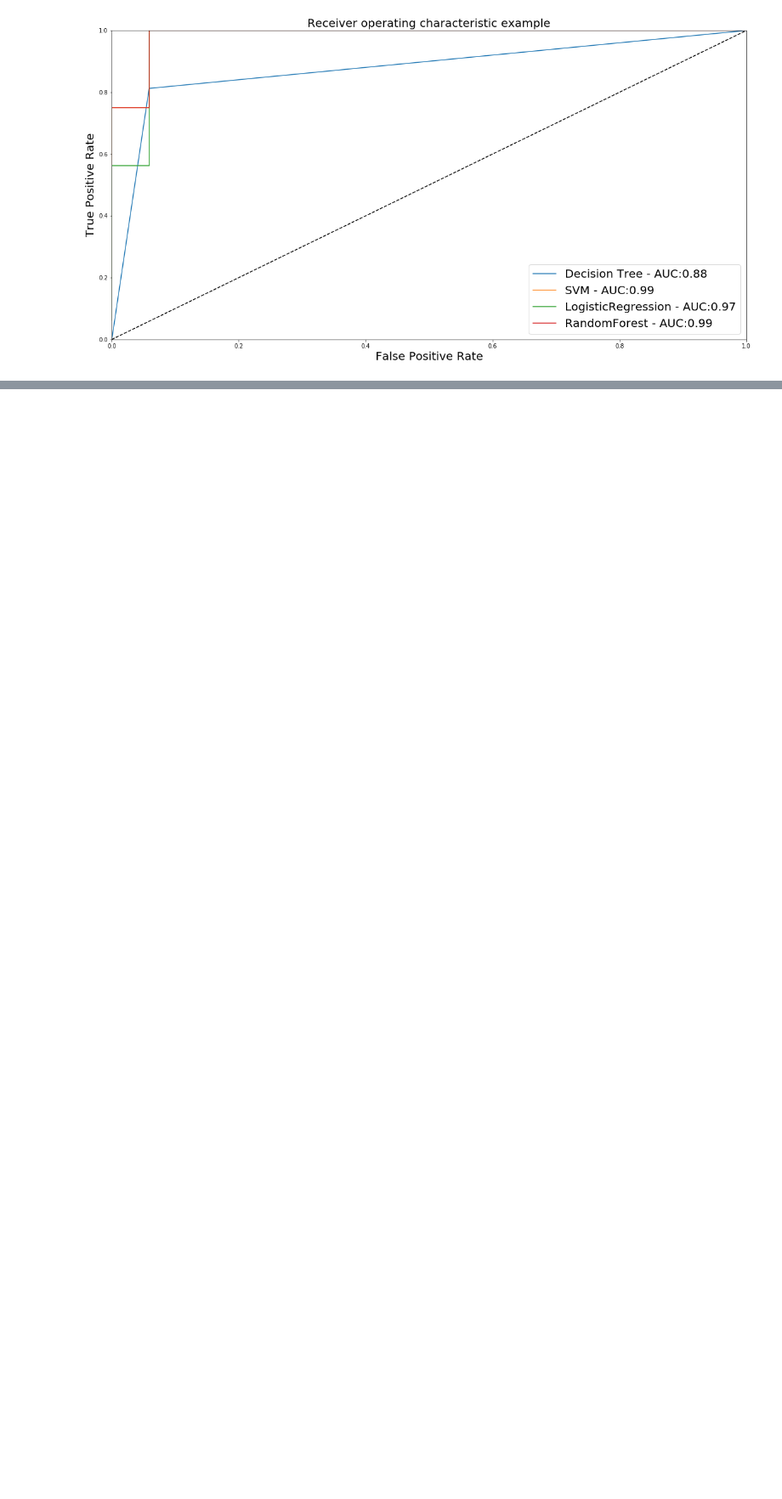
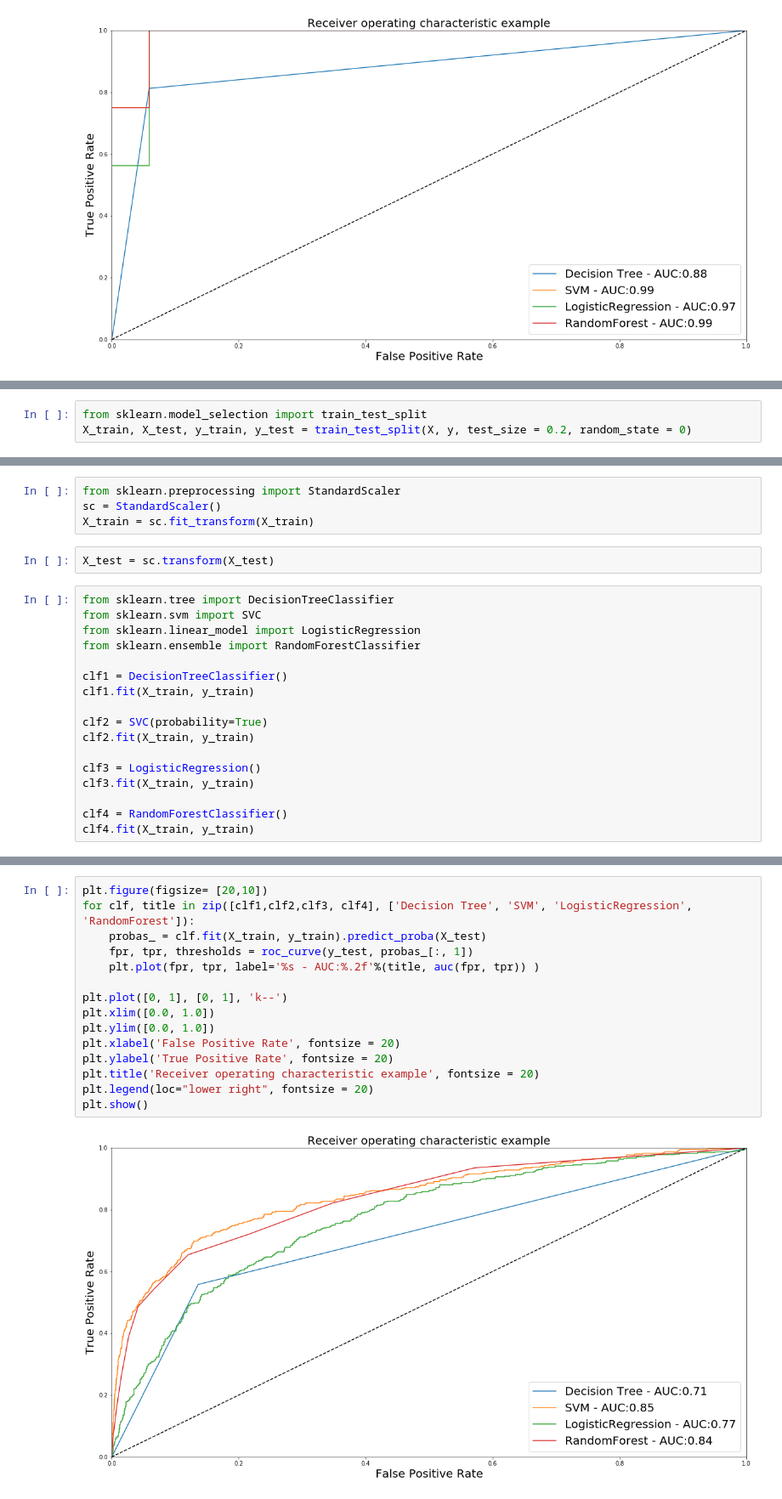
Before and after one commit to ywchiu/cathaybkpython, a Jupyter notebook: Demo20181218.ipynb, the cells around one changed output, grey strips where cells are left out. Shown at 85% size. Cells and saved outputs as stored; diff of their text form; blank space fills up the shorter version.

Commit message:
churn modeling

```diff
--- a/Demo20181218.ipynb
+++ b/Demo20181218.ipynb
@@ -748,0 +832,3 @@ plt.show()
+# %%
+from sklearn.model_selection import train_test_split
+X_train, X_test, y_train, y_test = train_test_split(X, y, test_size = 0.2, random_state = 0)
@@ -748,0 +851,23 @@ plt.show()
+# %%
+from sklearn.preprocessing import StandardScaler
+sc = StandardScaler()
+X_train = sc.fit_transform(X_train)
+# %%
+X_test = sc.transform(X_test)
+# %%
+from sklearn.tree import DecisionTreeClassifier
+from sklearn.svm import SVC
+from sklearn.linear_model import LogisticRegression
+from sklearn.ensemble import RandomForestClassifier
+
+clf1 = DecisionTreeClassifier()
+clf1.fit(X_train, y_train)
+
+clf2 = SVC(probability=True)
+clf2.fit(X_train, y_train)
+
+clf3 = LogisticRegression()
+clf3.fit(X_train, y_train)
+
+clf4 = RandomForestClassifier()
+clf4.fit(X_train, y_train)
@@ -748,0 +882,17 @@ plt.show()
+# %%
+plt.figure(figsize= [20,10])
+for clf, title in zip([clf1,clf2,clf3, clf4], ['Decision Tree', 'SVM', 'LogisticRegression', 'RandomForest']):
+    probas_ = clf.fit(X_train, y_train).predict_proba(X_test)
+    fpr, tpr, thresholds = roc_curve(y_test, probas_[:, 1])
+    plt.plot(fpr, tpr, label='%s - AUC:%.2f'%(title, auc(fpr, tpr)) )
+
+plt.plot([0, 1], [0, 1], 'k--')
+plt.xlim([0.0, 1.0])
+plt.ylim([0.0, 1.0])
+plt.xlabel('False Positive Rate', fontsize = 20)
+plt.ylabel('True Positive Rate', fontsize = 20)
+plt.title('Receiver operating characteristic example', fontsize = 20)
+plt.legend(loc="lower right", fontsize = 20)
+plt.show()
+# %% [output]
+[figure, added]
```
Also changed, not shown: parts of 20 cells of this notebook.
